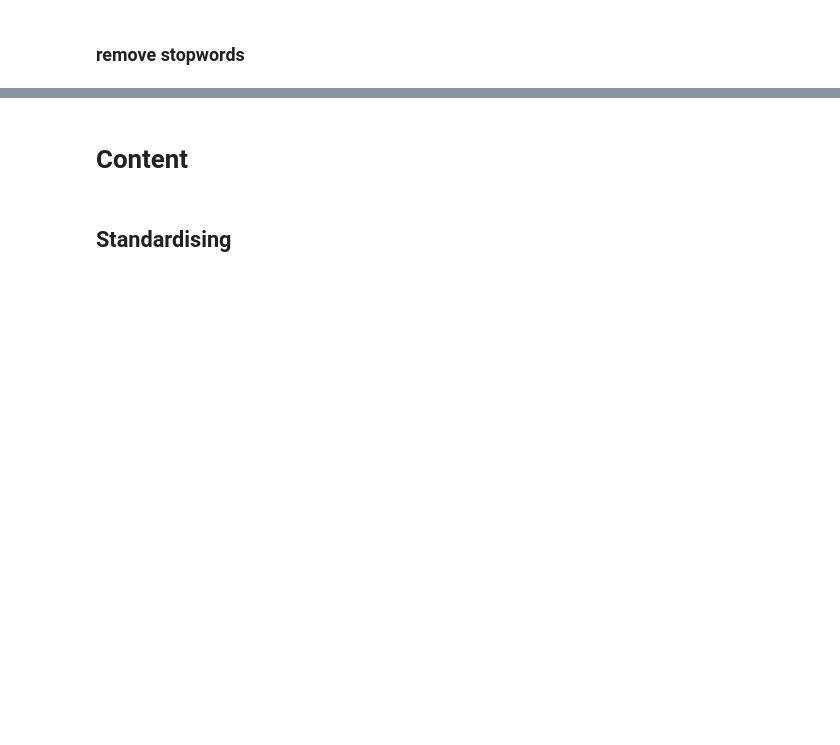
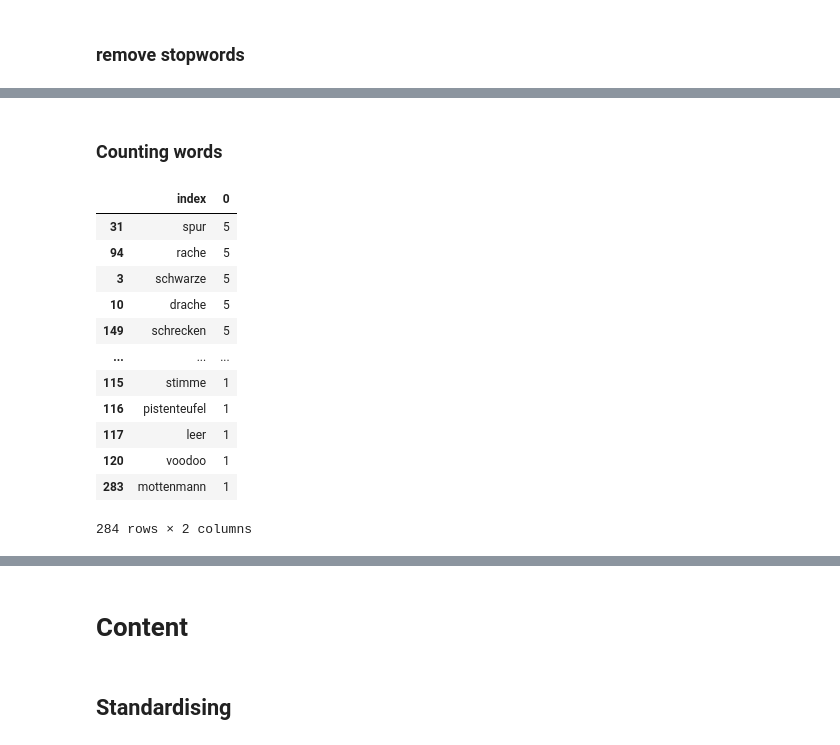
Before and after one commit to Lisa-Ho/three-investigators, a Jupyter notebook: notebooks/three-investigators-part-I-I.ipynb, the cells around one changed output, grey strips where cells are left out. Saved outputs shown, nothing was run; the diff lists cells and outputs as text; code cells hidden in the pictures; blank space fills up the shorter version.

Commit message:
continued with text processing +++ lemmitised titles +++ looked at word count

```diff
--- a/notebooks/three-investigators-part-I-I.ipynb
+++ b/notebooks/three-investigators-part-I-I.ipynb
@@ -108,8 +160,9 @@ for words in title_split:
             x.append(word)
     title_no_stop_words.append(x)
 
-title_no_stop_words = [" ".join(title_no_stop_words[i]) for i in range(len(title_no_stop_words))]
-title_no_stop_words
+# join titles back together
+title_no_stop_words = [" ".join(items) for items in title_no_stop_words]
+title_no_stop_words[:10]
 # %% [output]
 ['superpapagei',
  'phantomsee',
@@ -130,0 +179,16 @@ title_no_stop_words
+# %%
+## merge titles into one string
+titles_one_string =  ' '.join(title_no_stop_words)
+
+# load German model from SpaCy
+nlp = de_core_news_sm.load()
+
+# create new list to store lemmatised titles
+titles_lemmatised = []
+
+# iterate through titles as one string and store the lemmatised words in new list
+for title in nlp(titles_one_string):
+    x = title.lemma_
+    titles_lemmatised.append(x)
+
+titles_lemmatised[:10]
@@ -130,0 +230,23 @@ title_no_stop_words
+# %% [markdown]
+### Counting words
+# %%
+# count frequencies of words
+counts = Counter(titles_lemmatised)
+counts = pd.DataFrame.from_dict(counts, orient='index').reset_index() #make into dataframe
+counts = counts.sort_values(by=counts.columns[1], ascending=False) #sort by frequency
+counts.to_csv("test.csv")
+counts
+# %% [output]
+|  | index | 0 |
+| 31 | spur | 5 |
+| 94 | rache | 5 |
+| 3 | schwarze | 5 |
+| 10 | drache | 5 |
+| 149 | schrecken | 5 |
+| ... | ... | ... |
+| 115 | stimme | 1 |
+| 116 | pistenteufel | 1 |
+| 117 | leer | 1 |
+| 120 | voodoo | 1 |
+| 283 | mottenmann | 1 |
+284 rows × 2 columns
```
Also changed, not shown: parts of 15 cells of this notebook.
